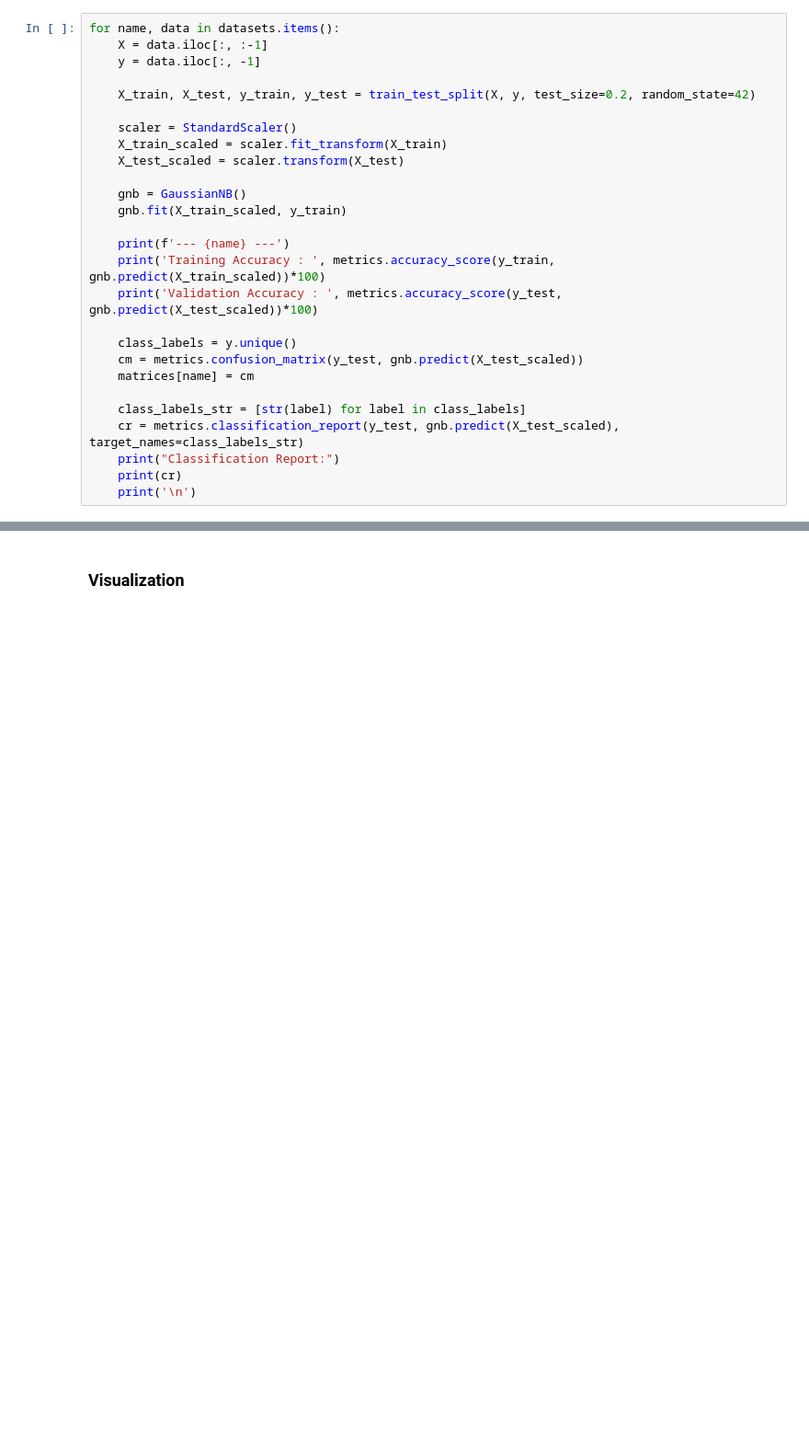
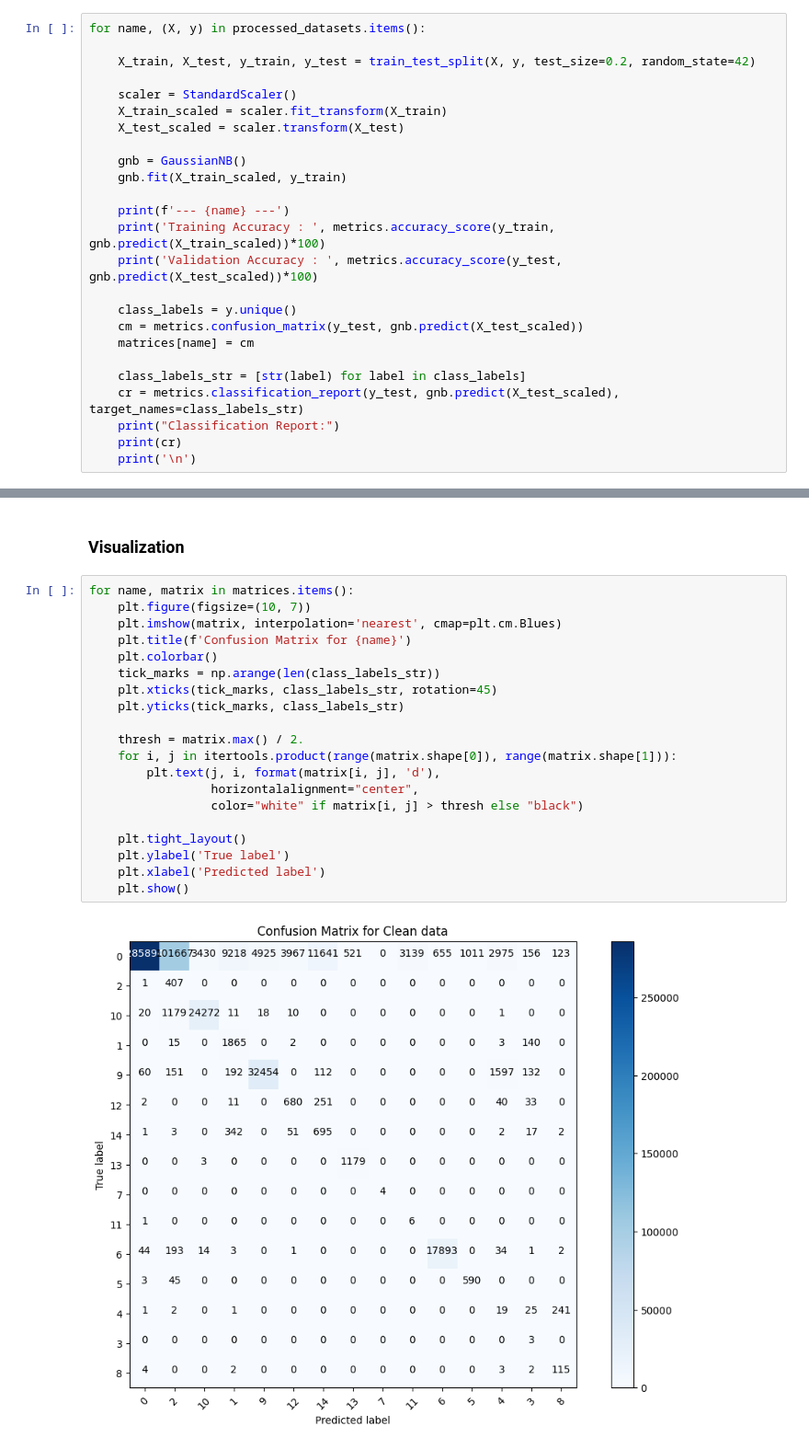
Before and after one commit to alerzaca/Network-Anomaly-Detection, a Jupyter notebook: GaussianNB.ipynb, the cells around one changed output, grey strips where cells are left out. Shown at 92% size. Drawn from its saved outputs; the diff is of its cells as text; blank space fills up the shorter version.

```diff
--- a/GaussianNB.ipynb
+++ b/GaussianNB.ipynb
@@ -37,9 +38,7 @@ processed_datasets = {name: preprocess_data(df) for name, df in datasets.items()
 # %% [markdown]
 ### Running Naive Bayes for each dataset
 # %%
-for name, data in datasets.items():
-    X = data.iloc[:, :-1]
-    y = data.iloc[:, -1]
+for name, (X, y) in processed_datasets.items():
 
     X_train, X_test, y_train, y_test = train_test_split(X, y, test_size=0.2, random_state=42)
 
@@ -86,2 +83,24 @@ ValueError: Unknown label type: (array([0.0000000e+00, 4.5112781e-02, 4.5801528e
 # %% [markdown]
 ### Visualization
+# %%
+for name, matrix in matrices.items():
+    plt.figure(figsize=(10, 7))
+    plt.imshow(matrix, interpolation='nearest', cmap=plt.cm.Blues)
+    plt.title(f'Confusion Matrix for {name}')
+    plt.colorbar()
+    tick_marks = np.arange(len(class_labels_str))
+    plt.xticks(tick_marks, class_labels_str, rotation=45)
+    plt.yticks(tick_marks, class_labels_str)
+
+    thresh = matrix.max() / 2.
+    for i, j in itertools.product(range(matrix.shape[0]), range(matrix.shape[1])):
+        plt.text(j, i, format(matrix[i, j], 'd'),
+                 horizontalalignment="center",
+                 color="white" if matrix[i, j] > thresh else "black")
+
+    plt.tight_layout()
+    plt.ylabel('True label')
+    plt.xlabel('Predicted label')
+    plt.show()
+# %% [output]
+[figure, added]
```
Also changed, not shown: parts of 3 cells of this notebook.
